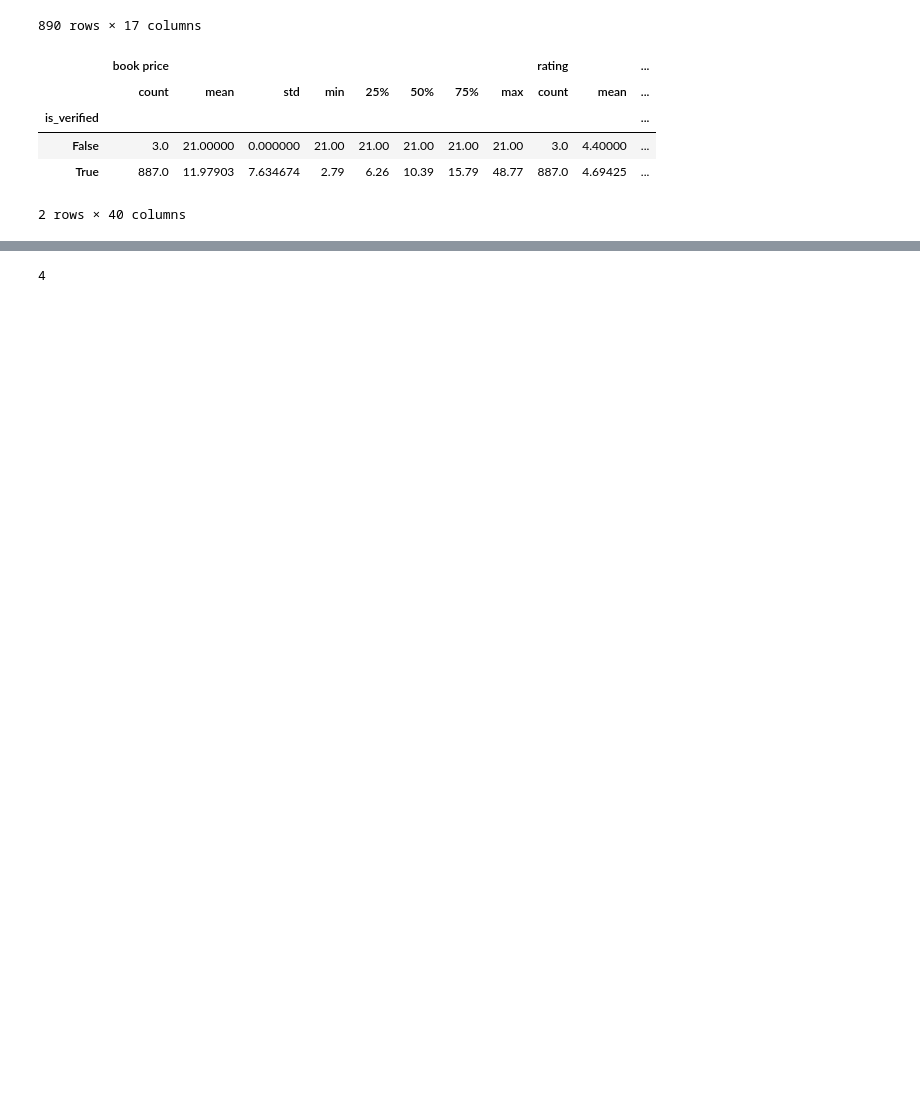
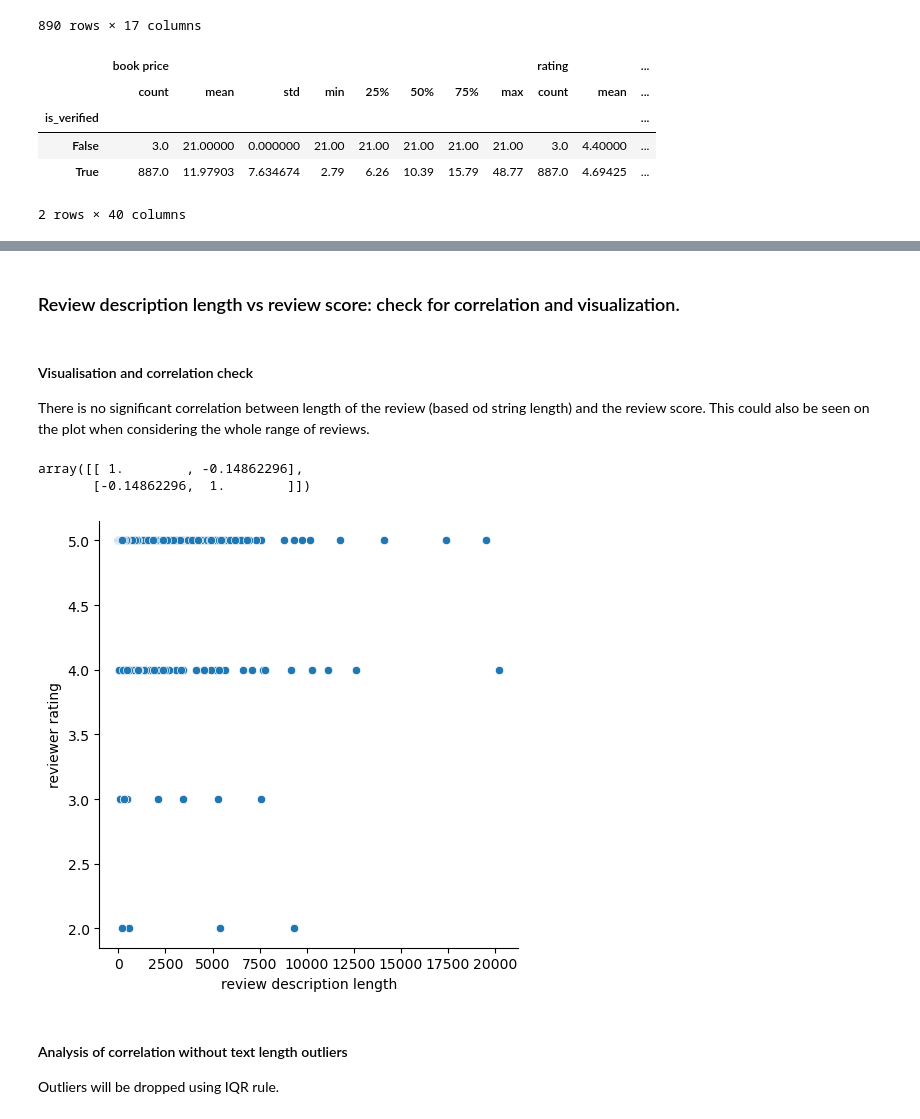
Before and after one commit to SOPP-EC/Top-100-Bestselling-Book-Reviews, a Jupyter notebook: top-100-bestselling-book-reviews.ipynb, the cells around one changed output, grey strips where cells are left out. Cells and saved outputs as stored; diff of their text form; code cells hidden in the pictures; blank space fills up the shorter version.

Commit message:
feat: revision length vs review score analysis

```diff
--- a/top-100-bestselling-book-reviews.ipynb
+++ b/top-100-bestselling-book-reviews.ipynb
@@ -91,7 +92,28 @@ top100_reviews.query('is_verified == False')
 | 467 | Hidden Potential: The Science of ... | 21.0 | 4.4 | Adam M. Grant | 2023 | Nonfiction, Self Help, Psychology... | amazon.com/Hidden-Potential-Scien... | 447 | Hidden Potential: The Science of ... | ... |
 | 468 | Hidden Potential: The Science of ... | 21.0 | 4.4 | Adam M. Grant | 2023 | Nonfiction, Self Help, Psychology... | amazon.com/Hidden-Potential-Scien... | 448 | Hidden Potential: The Science of ... | ... |
 | 469 | Hidden Potential: The Science of ... | 21.0 | 4.4 | Adam M. Grant | 2023 | Nonfiction, Self Help, Psychology... | amazon.com/Hidden-Potential-Scien... | 449 | Hidden Potential: The Science of ... | ... |
-# %%
-2+2
-# %% [output]
-4
+# %% [markdown]
+### Review description length vs review score: check for correlation and visualization.
+# %%
+# getting series of description length values
+rev_desc = top100_reviews['review description']
+rev_desc = pd.Series(rev_desc)
+rev_desc_length = rev_desc.str.len()
+
+top100_reviews['review description length'] = rev_desc_length
+review_score = top100_reviews['reviewer rating']
+# %% [markdown]
+#### Visualisation and correlation check
+
+There is no significant correlation between length of the review (based od string length) and the review score. This could also be seen on the plot when considering the whole range of reviews.
+# %%
+sns.relplot(x = "review description length", y = "reviewer rating", data = top100_reviews, kind = "scatter")
+np.corrcoef(x = top100_reviews['review description length'], y = top100_reviews['reviewer rating'])
+# %% [output]
+array([[ 1.        , -0.14862296],
+       [-0.14862296,  1.        ]])
+[figure, added]
+# %% [markdown]
+#### Analysis of correlation without text length outliers
+
+Outliers will be dropped using IQR rule.
```
Also changed, not shown: parts of 6 cells of this notebook.
